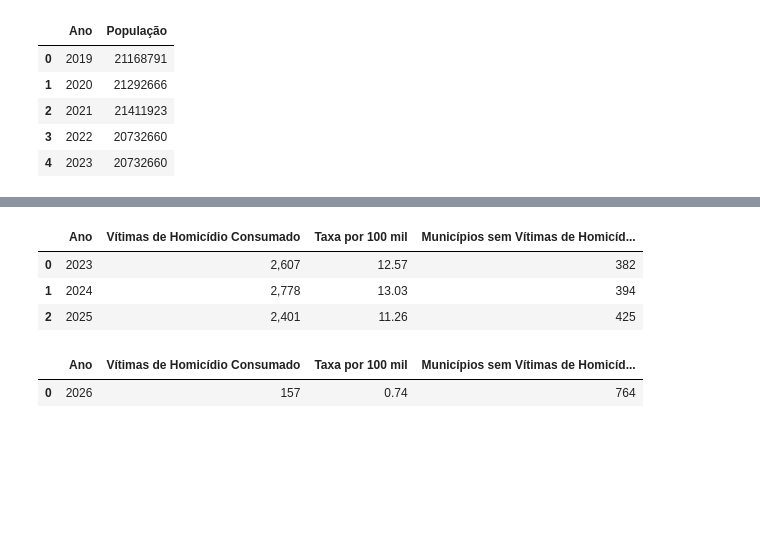
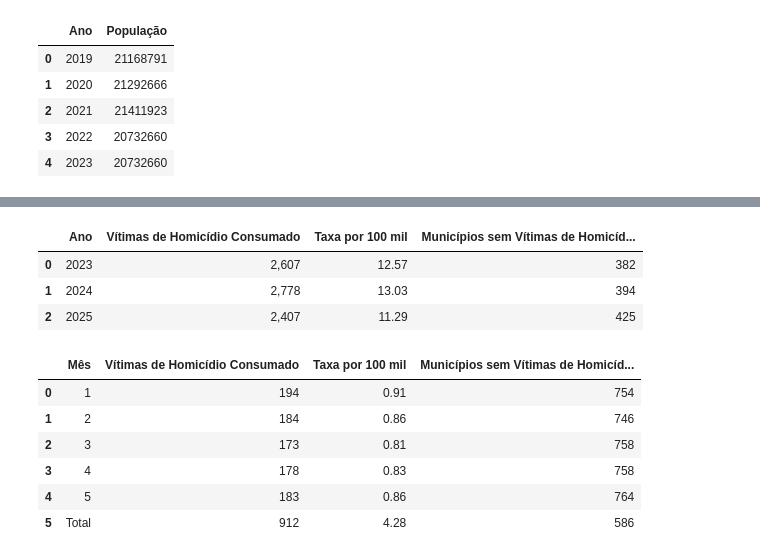
Before and after one commit to Observatorio-de-Seguranca-Publica/dados-abertos, a Jupyter notebook: memorando_suint/dados_memorando.ipynb, the cells around one changed output, grey strips where cells are left out. Drawn from its saved outputs; the diff is of its cells as text; code cells hidden in the pictures; blank space fills up the shorter version.

```diff
--- a/memorando_suint/dados_memorando.ipynb
+++ b/memorando_suint/dados_memorando.ipynb
@@ -12,9 +12,9 @@ pd.set_option('display.float_format', '{:,.0f}'.format)
 # LEITURA DAS BASES
 # =====================================
 
-path_19_24 = r"C:\Users\x15501492\Documents\02 - Publicações\11 - Publicação SESP - Site\2026\02 - Fevereiro\Excel\19_24_agrupado_crimes_violentos.xlsx"
-path_25_26 = r"C:\Users\x15501492\Documents\02 - Publicações\11 - Publicação SESP - Site\2026\02 - Fevereiro\Excel\25_26_agrupado_crimes_violentos.xlsx"
-path_homicidio = r"C:\Users\x15501492\Documents\02 - Publicações\11 - Publicação SESP - Site\2026\02 - Fevereiro\Excel\agrupado_vitimas_homicidio_consumado.xlsx"
+path_19_24 = r"C:\Users\x15501492\Documents\02 - Publicações\11 - Publicação SESP - Site\2026\05 - Maio\Excel\19_24_agrupado_crimes_violentos.xlsx"
+path_25_26 = r"C:\Users\x15501492\Documents\02 - Publicações\11 - Publicação SESP - Site\2026\05 - Maio\Excel\25_26_agrupado_crimes_violentos.xlsx"
+path_homicidio = r"C:\Users\x15501492\Documents\02 - Publicações\11 - Publicação SESP - Site\2026\05 - Maio\Excel\agrupado_vitimas_homicidio_consumado.xlsx"
 path_pop = r"C:\Users\x15501492\OneDrive - CAMG\DIS -  Henrique\Dados abertos\Auxiliares\populacao.xlsx"
 
 df_19_24 = pd.read_excel(path_19_24)
@@ -391,71 +453,100 @@ tb_hc_23_25.style.format({
 |  | Ano | Vítimas de Homicídio Consumado | Taxa por 100 mil | Municípios sem Vítimas de Homicíd... |
 | 0 | 2023 | 2,607 | 12.57 | 382 |
 | 1 | 2024 | 2,778 | 13.03 | 394 |
-| 2 | 2025 | 2,401 | 11.26 | 425 |
+| 2 | 2025 | 2,407 | 11.29 | 425 |
 # %%
 # =========================================
 # REGISTRO E TAXA DE HC 2026
 # =========================================
 
 df_hc_26 = df_homicidio[
-    (df_homicidio["Ano"] >= 2026)
+    df_homicidio["Ano"] == 2026
 ].copy()
 
-hc_26 = (
+# Homicídios acumulados
+total_hc = df_hc_26["Registros"].sum()
+
+# Municípios sem homicídios no acumulado do ano
+mun_sem_hc_total = (
     df_hc_26
-    .groupby("Ano")["Registros"]
+    .groupby("Município")["Registros"]
+    .sum()
+    .eq(0)
+    .sum()
+)
+
+hc_2026 = (
+    df_hc_26
+    .groupby("Mês")["Registros"]
     .sum()
     .reset_index(name="Vítimas de Homicídio Consumado")
 )
 
-mun_26 = (
+mun_ano = (
     df_hc_26
-    .groupby(["Ano", "Município"])["Registros"]
+    .groupby(["Mês", "Município"])["Registros"]
     .sum()
     .reset_index()
 )
 
 mun_sem_hc = (
-    mun_26
+    mun_ano
     .query("Registros == 0")
-    .groupby("Ano")["Município"]
+    .groupby("Mês")["Município"]
     .count()
     .reset_index(name="Municípios sem Vítimas de Homicídio Consumado")
 )
 
-pop_2026 = df_pop.loc[df_pop["Ano"] == 2026, "População"].values[0]
+pop_2026 = df_pop.loc[
+    df_pop["Ano"] == 2026,
+    "População"
+].values[0]
 
-hc_26["População"] = pop_2026
-
-hc_26["Taxa por 100 mil"] = (
-   hc_26["Vítimas de Homicídio Consumado"] / pop_2026 * 100000
+hc_2026["Taxa por 100 mil"] = (
+    hc_2026["Vítimas de Homicídio Consumado"] / pop_2026 * 100000
 )
 
-
-tb_hc_26 = hc_26.merge(df_pop, on="Ano", how="left")
-
-tb_hc_26 = tb_hc_26.merge(
+tb_hc_26 = hc_2026.merge(
     mun_sem_hc,
-    on="Ano",
+    on="Mês",
     how="left"
 )
 
 tb_hc_26 = tb_hc_26[
     [
-        "Ano",
+        "Mês",
         "Vítimas de Homicídio Consumado",
         "Taxa por 100 mil",
         "Municípios sem Vítimas de Homicídio Consumado"
     ]
 ]
 
+# Taxa acumulada
+taxa_total_hc = total_hc / pop_2026 * 100000
+
+# Linha Total
+linha_total_hc = pd.DataFrame([{
+    "Mês": "Total",
+    "Vítimas de Homicídio Consumado": total_hc,
+    "Taxa por 100 mil": taxa_total_hc,
+    "Municípios sem Vítimas de Homicídio Consumado": mun_sem_hc_total
+}])
+
+# Acrescenta ao final
+tb_hc_26 = pd.concat([tb_hc_26, linha_total_hc], ignore_index=True)
+
 tb_hc_26.style.format({
     "Vítimas de Homicídio Consumado": "{:,.0f}",
     "Taxa por 100 mil": "{:,.2f}"
 })
 # %% [output]
-|  | Ano | Vítimas de Homicídio Consumado | Taxa por 100 mil | Municípios sem Vítimas de Homicíd... |
-| 0 | 2026 | 157 | 0.74 | 764 |
+|  | Mês | Vítimas de Homicídio Consumado | Taxa por 100 mil | Municípios sem Vítimas de Homicíd... |
+| 0 | 1 | 194 | 0.91 | 754 |
+| 1 | 2 | 184 | 0.86 | 746 |
+| 2 | 3 | 173 | 0.81 | 758 |
+| 3 | 4 | 178 | 0.83 | 758 |
+| 4 | 5 | 183 | 0.86 | 764 |
+| 5 | Total | 912 | 4.28 | 586 |
 # %%
 import math
 from openpyxl import Workbook
```
Also changed, not shown: parts of 7 cells of this notebook.
